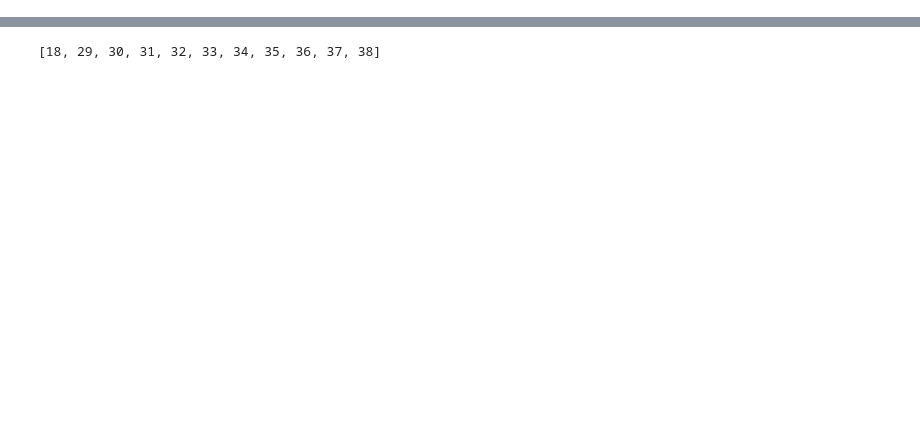
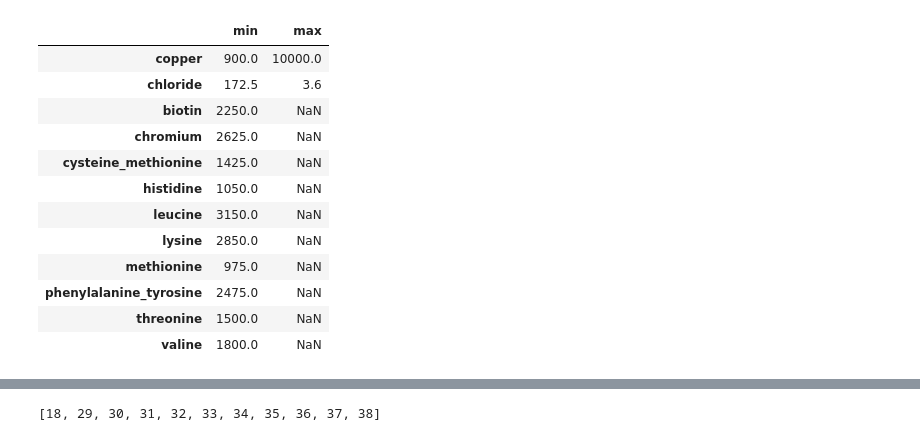
Before and after one commit to wcmohr/Nutrition, a Jupyter notebook: lpp_formulation_affine.ipynb, the cells around one changed output, grey strips where cells are left out. Drawn from its saved outputs; the diff is of its cells as text; code cells hidden in the pictures; blank space fills up the shorter version.

```diff
--- a/lpp_formulation_affine.ipynb
+++ b/lpp_formulation_affine.ipynb
@@ -113,0 +123,16 @@ Total time (CPU seconds):       0.00   (Wallclock seconds):       0.00
+# %%
+constraints.iloc[[18, 29, 30, 31, 32, 33, 34, 35, 36, 37, 38, 39]]
+# %% [output]
+|  | min | max |
+| copper | 900.0 | 10000.0 |
+| chloride | 172.5 | 3.6 |
+| biotin | 2250.0 | NaN |
+| chromium | 2625.0 | NaN |
+| cysteine_methionine | 1425.0 | NaN |
+| histidine | 1050.0 | NaN |
+| leucine | 3150.0 | NaN |
+| lysine | 2850.0 | NaN |
+| methionine | 975.0 | NaN |
+| phenylalanine_tyrosine | 2475.0 | NaN |
+| threonine | 1500.0 | NaN |
+| valine | 1800.0 | NaN |
```
Also changed, not shown: parts of 33 cells of this notebook.
